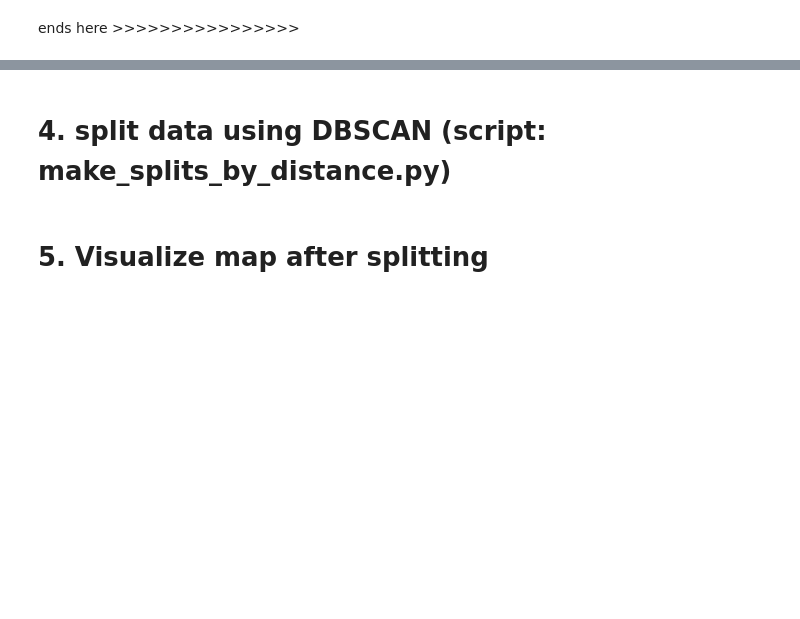
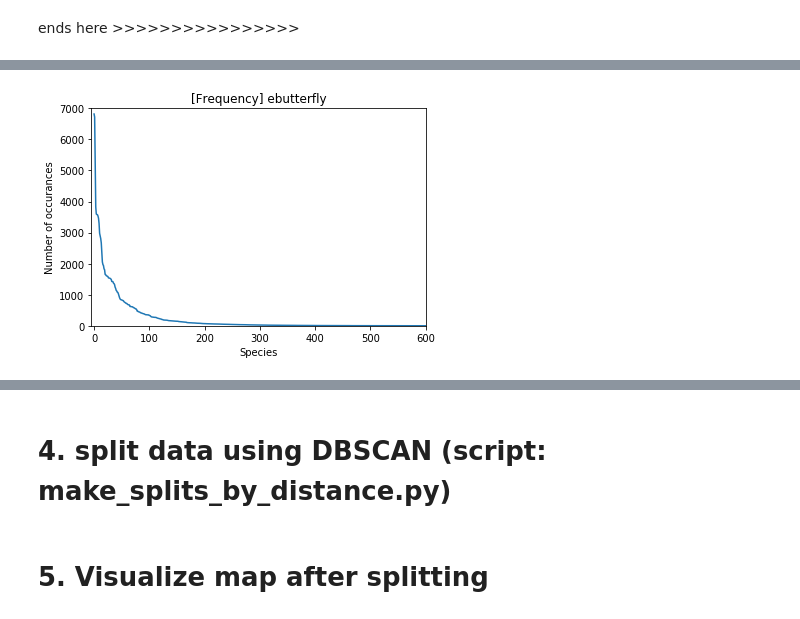
Before and after one commit to RolnickLab/SatBird, a Jupyter notebook: data_processing/ebutterfly_data_preparation/prepare_ebutterfly_with_ebird.ipynb, the cells around one changed output, grey strips where cells are left out. Drawn from its saved outputs; the diff is of its cells as text; code cells hidden in the pictures; blank space fills up the shorter version.

```diff
--- a/data_processing/ebutterfly_data_preparation/prepare_ebutterfly_with_ebird.ipynb
+++ b/data_processing/ebutterfly_data_preparation/prepare_ebutterfly_with_ebird.ipynb
@@ -264,0 +288,2 @@ species_list = species_list['species'].tolist()
+# %%
+species_freq = species_list['frequency'].tolist()
@@ -298,0 +404,14 @@ rget, fp)
+# %%
+import matplotlib.pyplot as plt
+import numpy as np
+
+x = np.arange(0, len(species_freq))
+plt.plot(x, species_freq)
+plt.ylim(0, 7000)
+plt.xlim(-5, 601)
+plt.xlabel("Species")
+plt.ylabel("Number of occurances")
+plt.title("[Frequency] ebutterfly")
+plt.show()
+# %% [output]
+[figure, added]
```
Also changed, not shown: parts of 16 cells of this notebook, 1 other file.
